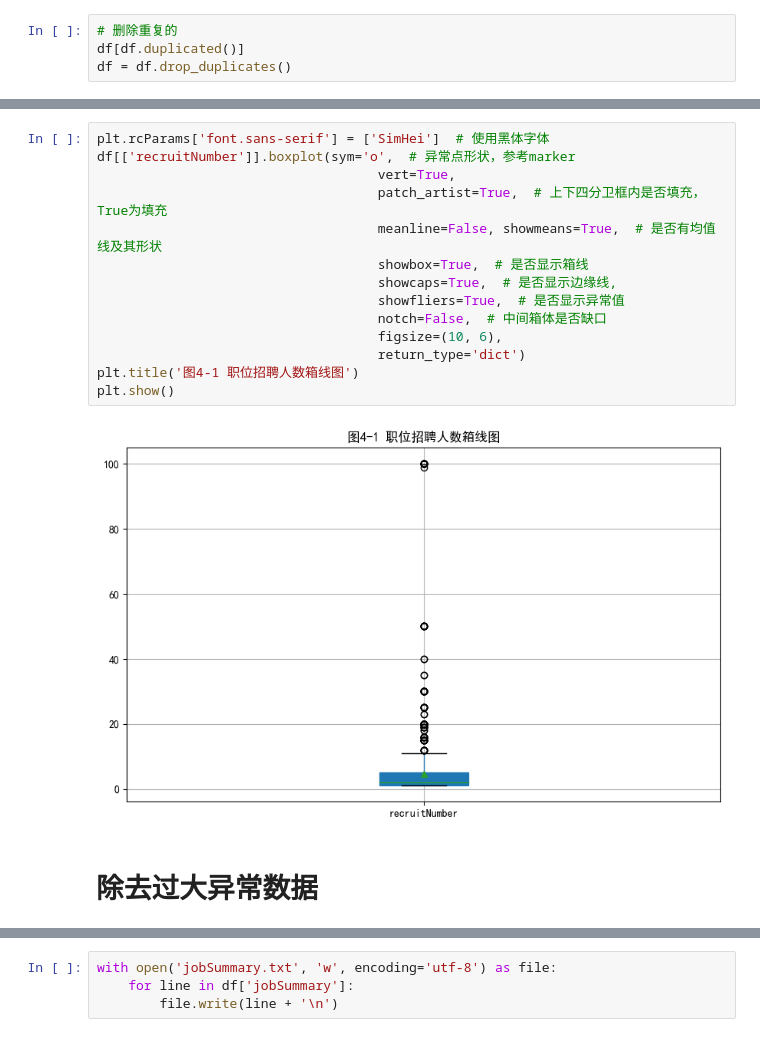
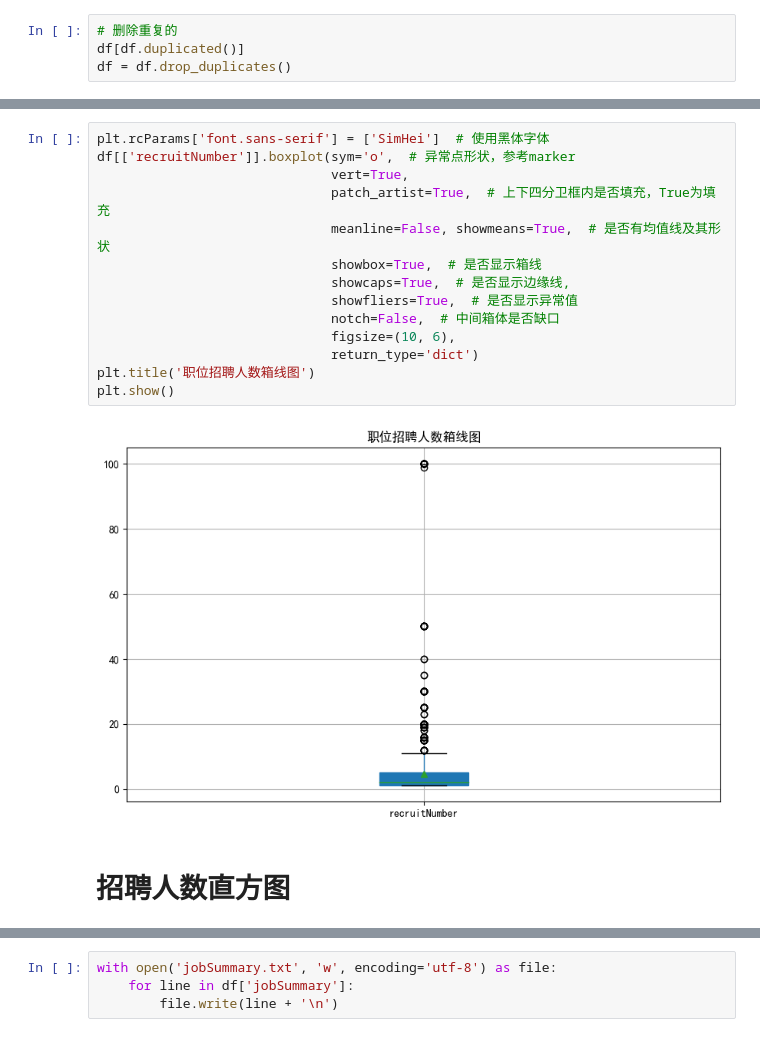
Before and after one commit to SHULI76/1, a Jupyter notebook: 数据分析类招聘信息数据分析.ipynb, the cells around one changed output, grey strips where cells are left out. Drawn from its saved outputs; the diff is of its cells as text.

```diff
--- a/数据分析类招聘信息数据分析.ipynb
+++ b/数据分析类招聘信息数据分析.ipynb
@@ -211,18 +198,18 @@ memory usage: 351.4+ KB
 # %%
 plt.rcParams['font.sans-serif'] = ['SimHei']  # 使用黑体字体
 df[['recruitNumber']].boxplot(sym='o',  # 异常点形状，参考marker
-                                    vert=True,
-                                    patch_artist=True,  # 上下四分卫框内是否填充，True为填充
-                                    meanline=False, showmeans=True,  # 是否有均值线及其形状
-                                    showbox=True,  # 是否显示箱线
-                                    showcaps=True,  # 是否显示边缘线,
-                                    showfliers=True,  # 是否显示异常值
-                                    notch=False,  # 中间箱体是否缺口
-                                    figsize=(10, 6),
-                                    return_type='dict')
-plt.title('图4-1 职位招聘人数箱线图')
+                              vert=True,
+                              patch_artist=True,  # 上下四分卫框内是否填充，True为填充
+                              meanline=False, showmeans=True,  # 是否有均值线及其形状
+                              showbox=True,  # 是否显示箱线
+                              showcaps=True,  # 是否显示边缘线,
+                              showfliers=True,  # 是否显示异常值
+                              notch=False,  # 中间箱体是否缺口
+                              figsize=(10, 6),
+                              return_type='dict')
+plt.title('职位招聘人数箱线图')
 plt.show()
 # %% [output]
-[figure, old version]
+[figure, new version]
 # %% [markdown]
-# 除去过大异常数据
+# 招聘人数直方图
```
Also changed, not shown: parts of 27 cells of this notebook.
